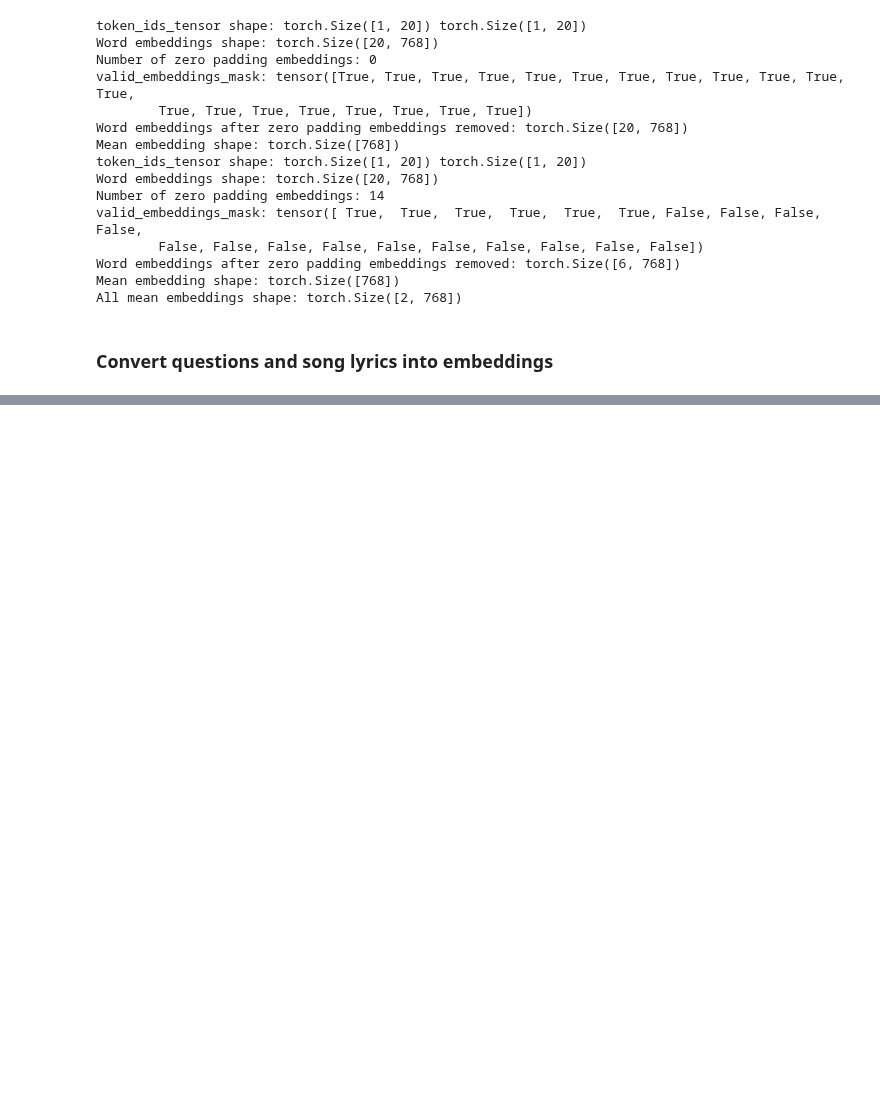
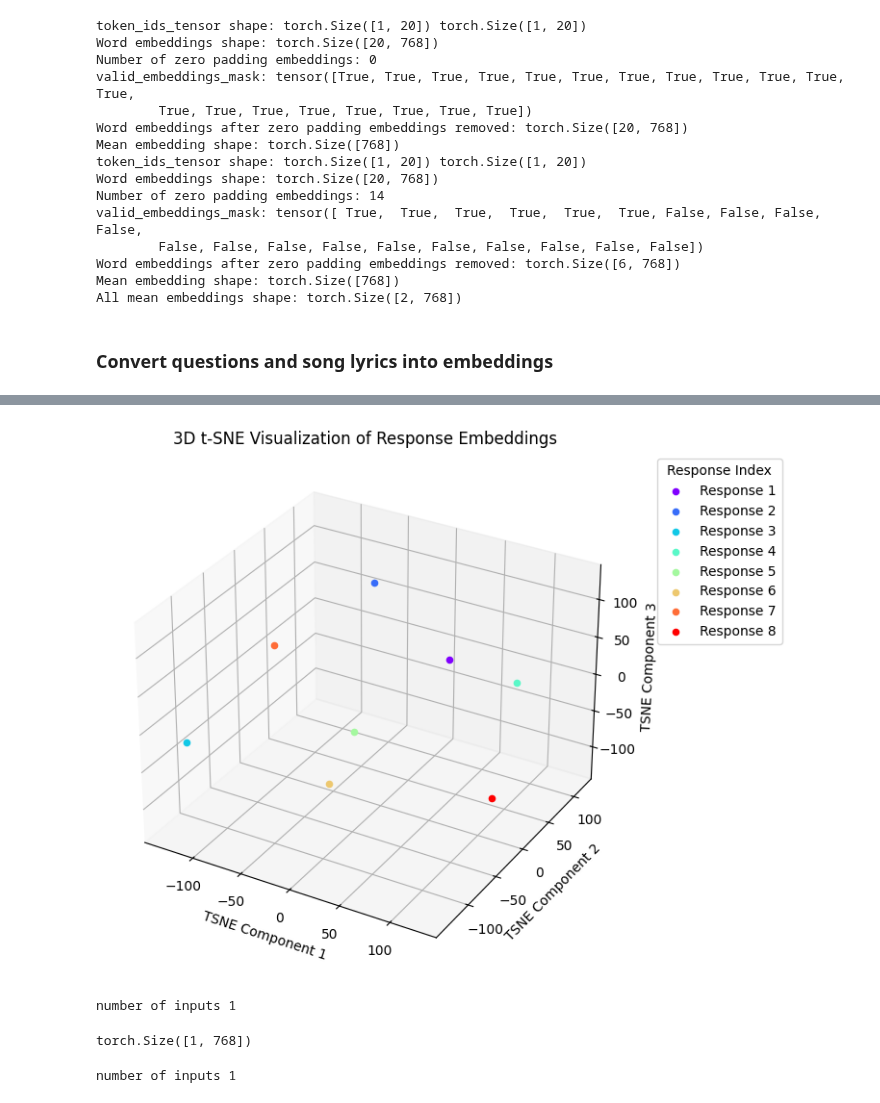
Before and after one commit to AjBorbzz/DataScience_AI_ML, a Jupyter notebook: PyTorch/RAG_with_PyTorch.ipynb, the cells around one changed output, grey strips where cells are left out. Saved outputs shown, nothing was run; the diff lists cells and outputs as text; code cells hidden in the pictures; blank space fills up the shorter version.

```diff
--- a/PyTorch/RAG_with_PyTorch.ipynb
+++ b/PyTorch/RAG_with_PyTorch.ipynb
@@ -254,0 +274,11 @@ def process_song(song):
+# %%
+yes_responses = [
+    "Yes, this song contains violent themes, including references to guns, killing, or physical aggression, and is not suitable for children.",
+    "Yes, this song includes explicit lyrics or bad words that might be considered offensive or inappropriate for young audiences.",
+    "No, the overall content of this song is not suitable for children as it includes themes, language, and messages that are too mature or unsuitable for young listeners.",
+    "Yes, this song explicitly mentions weapons, such as guns and knives, which could be disturbing or inappropriate for children’s entertainment.",
+    "Yes, the messages conveyed in this song are positive and uplifting, promoting values like kindness, friendship, and positivity, beneficial for children.",
+    "Yes, this song includes sexual content and references to sexual behavior or suggestive language, which are inappropriate for a child-friendly environment.",
+    "Yes, this song offers significant educational value, including segments that teach the alphabet, basic math, and other learning content, making it both fun and educational for children.",
+    "Yes, this song promotes emotional resilience and social skills, incorporating themes about overcoming challenges and building friendships, which are essential for children's development."
+]
@@ -254,0 +289,4 @@ def process_song(song):
+# %%
+tsne_plot(embeddings_responses, "Response")
+# %% [output]
+[figure, added]
@@ -254,0 +296,7 @@ def process_song(song):
+# %%
+song_rage=process_song(song_rage)
+embeddings_rage=text_to_emb(song_rage)
+embeddings_rage.shape
+# %% [output]
+number of inputs 1
+torch.Size([1, 768])
@@ -254,0 +334,5 @@ def process_song(song):
+# %%
+song_sesame_street= process_song(sesame_street)
+embeddings_sesame_street=text_to_emb(song_sesame_street)
+# %% [output]
+number of inputs 1
```
Also changed, not shown: parts of 10 cells of this notebook.
